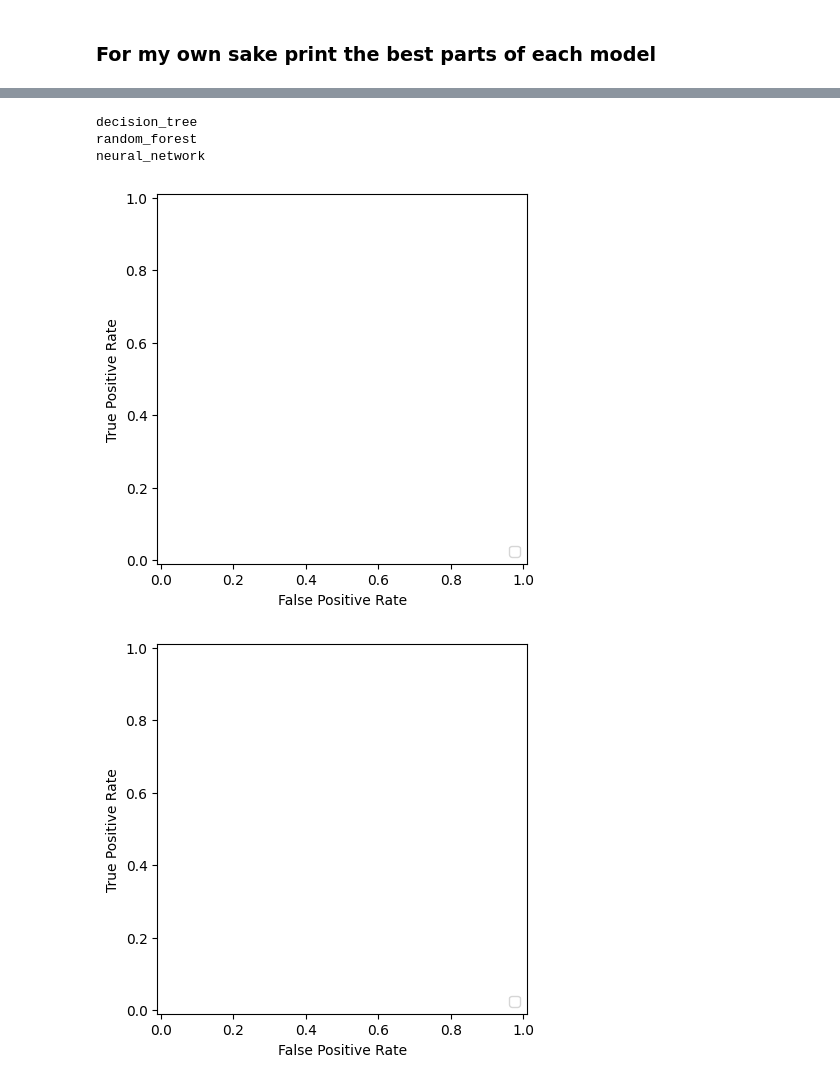
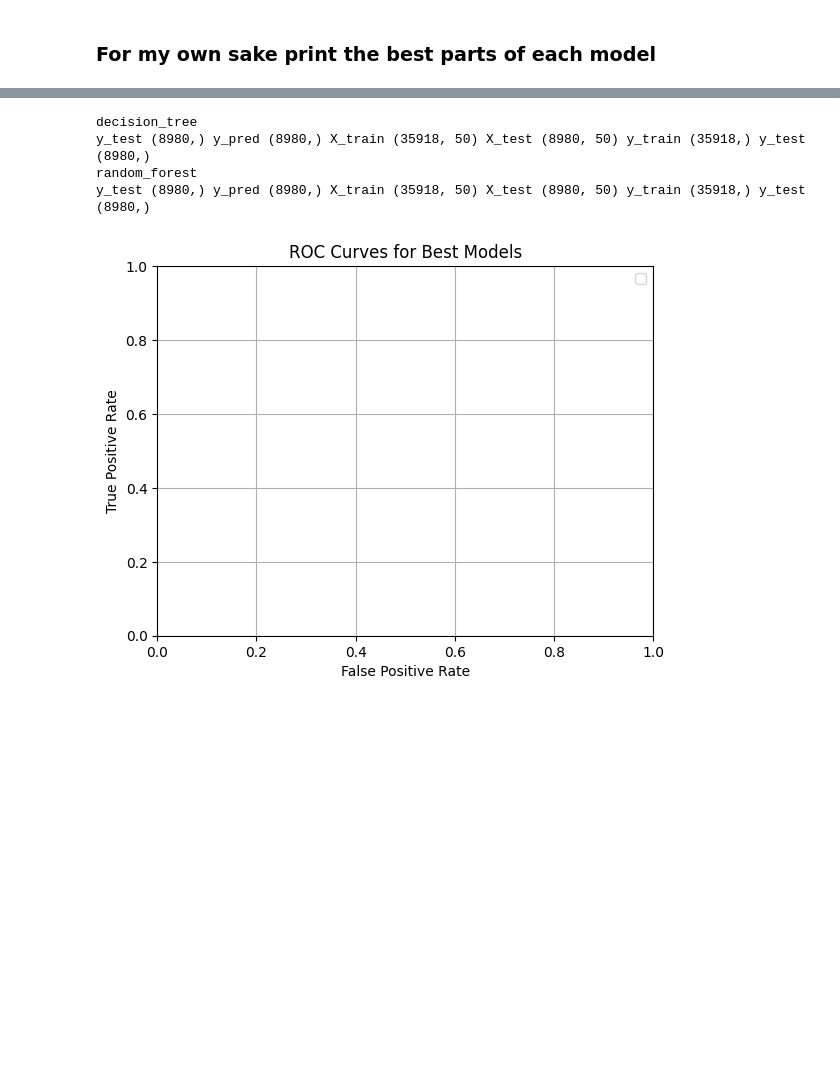
Before and after one commit to Andreas237/JHU-AppliedML-EN705601-SP25, a Jupyter notebook: Slovacvek-Assign4.ipynb, the cells around one changed output, grey strips where cells are left out. Saved outputs shown, nothing was run; the diff lists cells and outputs as text; code cells hidden in the pictures; blank space fills up the shorter version.

Commit message:
ugly ROC curves printing

```diff
--- a/Slovacvek-Assign4.ipynb
+++ b/Slovacvek-Assign4.ipynb
@@ -91,0 +95,7 @@ X_train, X_test, y_train, y_test = train_test_split(X, y, test_size=0.2, random_
+# %%
+from sklearn.metrics import accuracy_score
+from sklearn.linear_model import LogisticRegression
+test_model = LogisticRegression()
+test_model.fit(X_train, y_train)
+y_pred = test_model.predict(X_test)
+print(f'Accuracy of LogisticRegression with no tuning: {accuracy_score(y_test,y_pred)}')
@@ -166,8 +181,9 @@ Note: after testing with GridSeach, and the amount of params I put in, the times
 bests = {}
 for k in clfs.keys():
     print(f'\n\n\nrunning halving random search for {k}')
-    hs = HalvingRandomSearchCV(clfs[k], param_dict['halving_search'][k], cv=5, scoring='accuracy', n_jobs=8, verbose=1)
+    hs = HalvingRandomSearchCV(clfs[k], param_dict['halving_search'][k], cv=5, scoring='f1_weighted', n_jobs=8, verbose=1)
     hs.fit(X_train, y_train)
+    # print(f'cv_results_: {hs.cv_results_}')
     bests[k+'__HalvingSearch'] = {
                 'best_model': hs.best_estimator_,
                 'best_accuracy': hs.best_estimator_.score(X_test, y_test),
@@ -272,22 +270,42 @@ def plotter(TPR, FPR):
     plt.show()
 # %%
 import matplotlib.pyplot as plt
-from sklearn.metrics import confusion_matrix, RocCurveDisplay, roc_curve
+from sklearn.metrics import auc, confusion_matrix, RocCurveDisplay, roc_curve
 
 roc_plots = []
 for k_clf, clf_scores in bests.items():
     FPR, TPR = [], []
     model_name = k_clf.replace('__HalvingSearch','').replace('__GridSearch','')
     print(model_name)
+    # Get probabiliites for predictions
+    # Perceptron doesn't have predict_proba, but the other two do.  Account for that here
+    if hasattr(clf_scores['best_model'], 'predict_proba'):
+        y_pred = clf_scores['best_model'].predict_proba(X_test)
+    else:
+        y_pred = clf_scores['best_model'].predict(X_test)
+
     y_pred = clf_scores['best_model'].predict(X_test)
-    tn, fp, fn, tp = confusion_matrix(y_test, y_pred).ravel()
-    TPR += [tp/(tp+fn)]  # Pd
-    FPR += [fp/(fp+tn)]  # Pf
+    # tn, fp, fn, tp = confusion_matrix(y_test, y_pred).ravel()
+    # TPR += [tp/(tp+fn)]  # Pd
+    # FPR += [fp/(fp+tn)]  # Pf
+    # print(f'{model_name}: len(TPR)={len(TPR)}\tlen(FPR)={len(FPR)}\tlen(X_Test)={len(X_test)}')
     # plotter(TPR, FPR)
-    roc_plots.append(RocCurveDisplay(tpr=TPR, fpr=FPR).plot())
+    # roc_plots.append(RocCurveDisplay(tpr=TPR, fpr=FPR).plot())
+    # print('y_test',y_test.shape, 'y_pred', y_pred.shape, 'X_train', X_train.shape, 'X_test', X_test.shape, 'y_train', y_train.shape, 'y_test', y_test.shape)
+    fpr, tpr, _ = roc_curve(y_test, y_pred)
+    roc_auc = auc(fpr, tpr)
+    display = RocCurveDisplay(fpr=fpr, tpr=tpr, roc_auc=roc_auc,estimator_name=model_name)
+    # RocCurveDisplay(fpr=fpr, tpr=tpr).plot(ax=plt.gca(), name=model_name)
+
+plt.title("ROC Curves for Best Models")
+plt.xlabel("False Positive Rate")
+plt.ylabel("True Positive Rate")
+plt.legend()
+plt.grid()
+plt.show()
 # %% [output]
 decision_tree
+y_test (8980,) y_pred (8980,) X_train (35918, 50) X_test (8980, 50) y_train (35918,) y_test (8980,)
 random_forest
-neural_network
+y_test (8980,) y_pred (8980,) X_train (35918, 50) X_test (8980, 50) y_train (35918,) y_test (8980,)
-[figure, old version]
+[figure, new version]
-[figure, removed]
```
Also changed, not shown: parts of 9 cells of this notebook, 3 other files.
